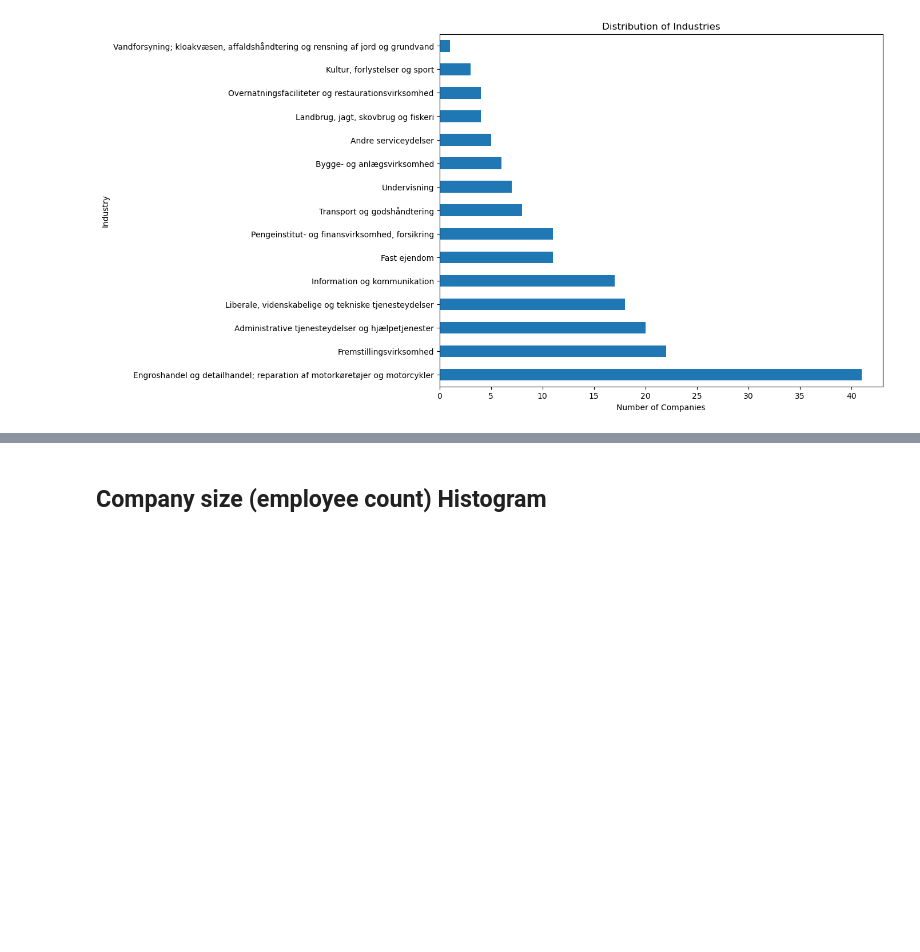
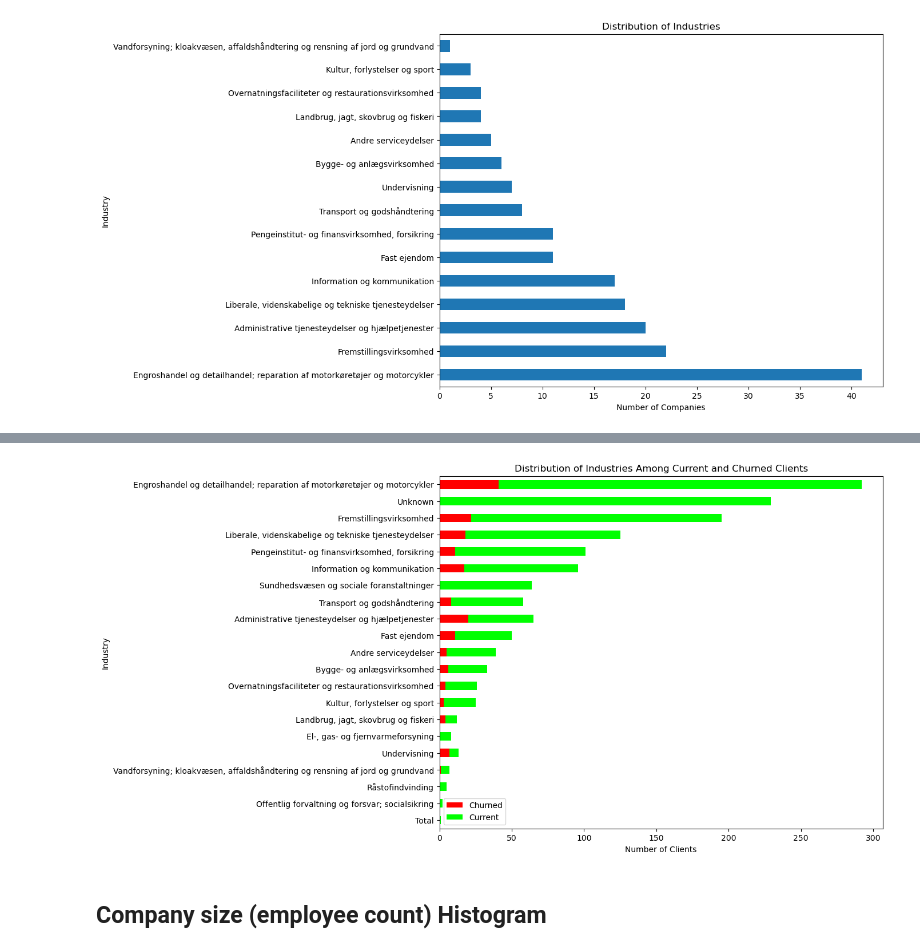
Before and after one commit to JCVE99/Cancelled-Customer-Agreement, a Jupyter notebook: OpsagteVirkAnalyse.ipynb, the cells around one changed output, grey strips where cells are left out. Saved outputs shown, nothing was run; the diff lists cells and outputs as text; code cells hidden in the pictures; blank space fills up the shorter version.

```diff
--- a/OpsagteVirkAnalyse.ipynb
+++ b/OpsagteVirkAnalyse.ipynb
@@ -240,3 +292,21 @@ all_years
+# %%
+all_industries = set(industry_counts.index).union(set(client_industry_counts.index))
+
+industry_counts = industry_counts.reindex(all_industries, fill_value=0)
+client_industry_counts = client_industry_counts.reindex(all_industries, fill_value=0)
+
+df = pd.DataFrame({'Churned': industry_counts, 'Current': client_industry_counts})
+# Sort DataFrame by total count in each industry
+df = df.sort_values(by=['Current', 'Churned'], ascending=True)
+
+# Create the stacked bar chart
+df.plot(kind='barh', stacked=True, figsize=(10,8), color=['red', 'lime'])
+plt.title('Distribution of Industries Among Current and Churned Clients')
+plt.xlabel('Number of Clients')
+plt.ylabel('Industry')
+plt.show()
+# %% [output]
+[figure, added]
 # %%
 
 # Load the employee data
```
Also changed, not shown: parts of 24 cells of this notebook, 18 other files.
